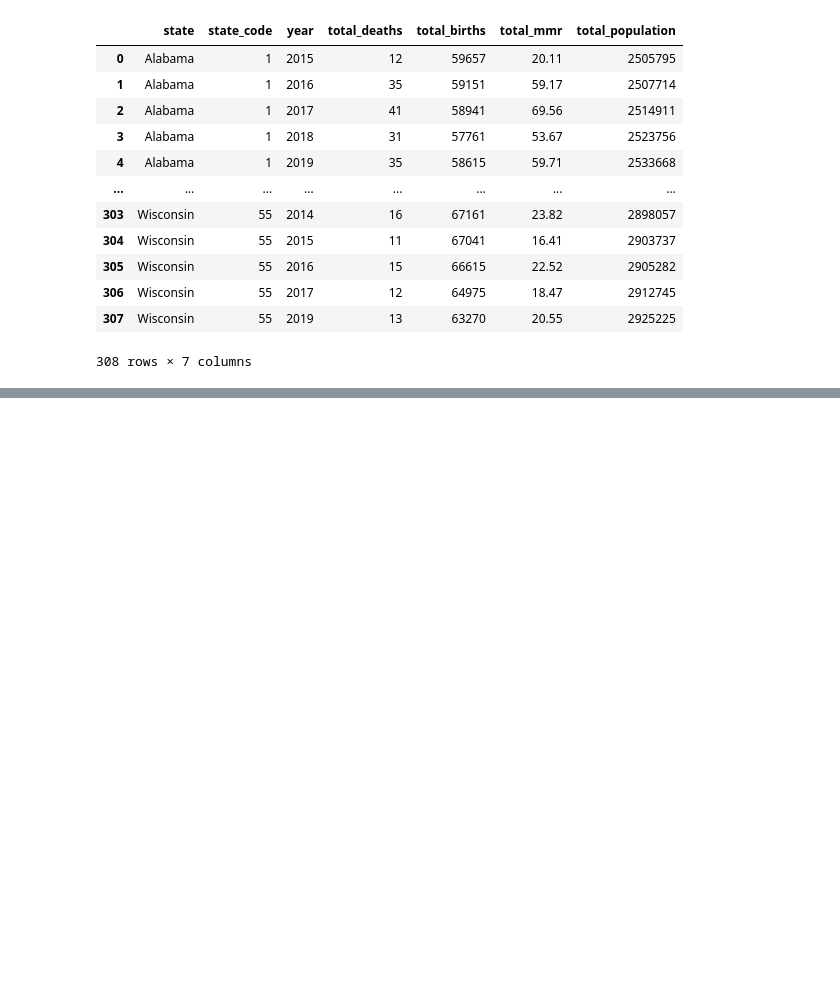
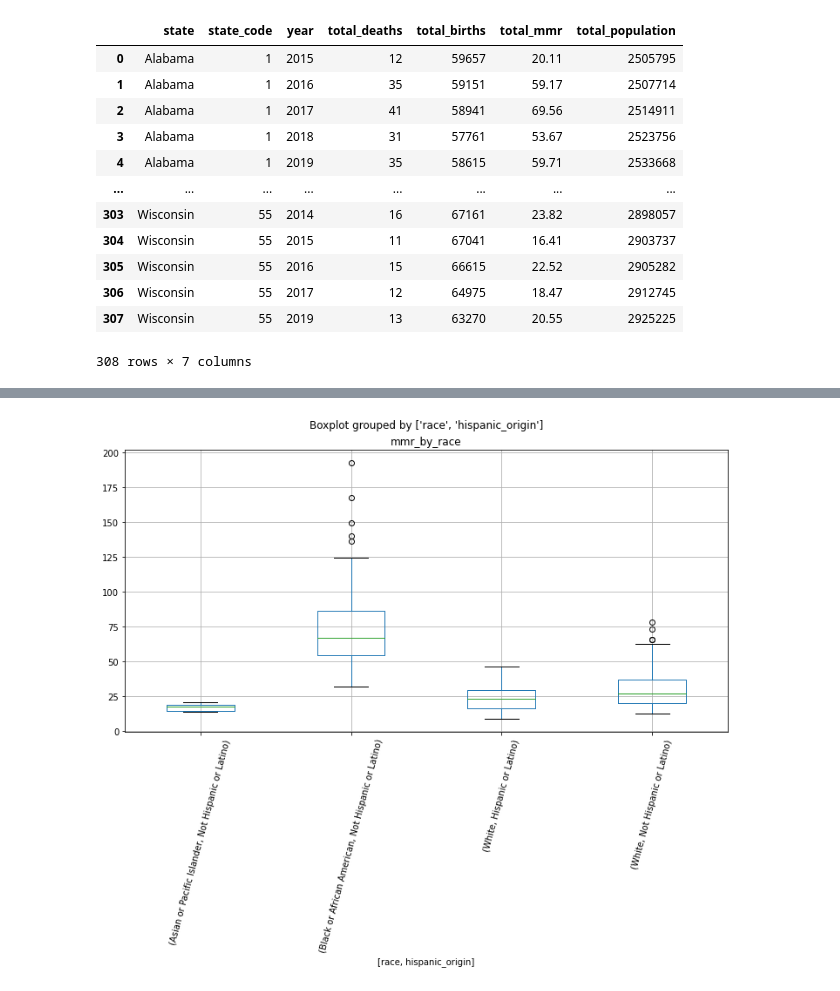
Before and after one commit to abpuccini/maternal-mortality-project, a Jupyter notebook: ETL/ETL-process/Edit_CDC_MMR_Race_P3.ipynb, the cells around one changed output, grey strips where cells are left out. Saved outputs shown, nothing was run; the diff lists cells and outputs as text; code cells hidden in the pictures; blank space fills up the shorter version.

```diff
--- a/ETL/ETL-process/Edit_CDC_MMR_Race_P3.ipynb
+++ b/ETL/ETL-process/Edit_CDC_MMR_Race_P3.ipynb
@@ -270,0 +241,5 @@ MMR_race_final_df.groupby(["race", "hispanic_origin"]).agg({"mmr_by_race":["mean
+# %%
+# boxplot for MMR by race
+boxplot_mmr = MMR_race_final_df.boxplot(column=["mmr_by_race"], by=["race", "hispanic_origin"], rot=75, figsize=(12,6))
+# %% [output]
+[figure, added]
```
Also changed, not shown: parts of 26 cells of this notebook.
